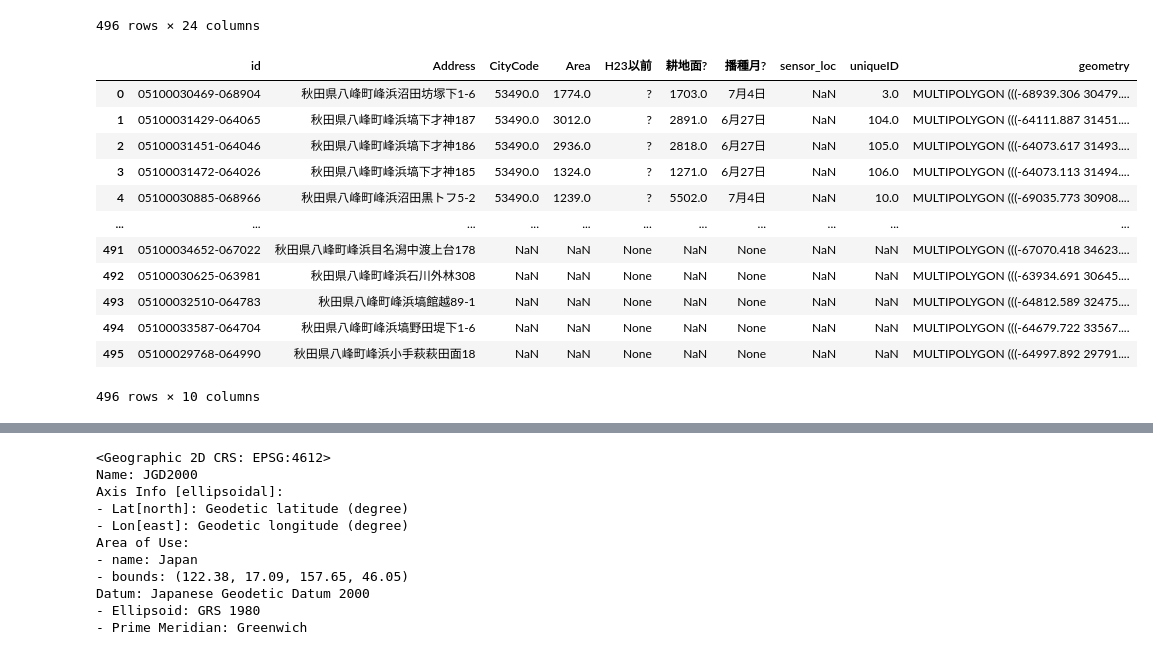
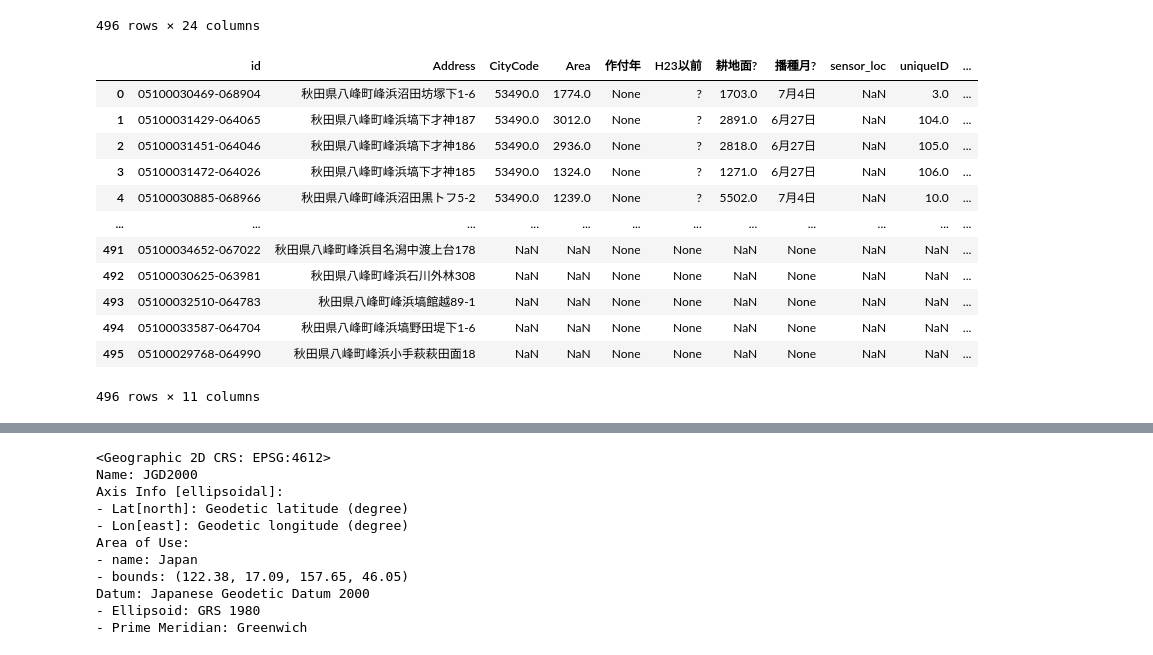
Before and after one commit to sagri-tokyo/akita_daizu, a Jupyter notebook: 1.気象データとxarray.ipynb, the cells around one changed output, grey strips where cells are left out. Drawn from its saved outputs; the diff is of its cells as text; code cells hidden in the pictures.

```diff
--- a/1.大豆xarray.ipynb
+++ b/1.気象データとxarray.ipynb
@@ -80,7 +80,7 @@ print(start + delta)
 xarrayで圃場の位置で値を抽出するためポリゴンの位置をxarrayで’利用できる形に変更
 # %%
 import geopandas as gpd
-df496 = gpd.read_file('/workspaces/conda_sandbox/daizu/496+120圃場.geojson')
+df496 = gpd.read_file('/workspaces/akita_daizu/data/496+120圃場.geojson')
 # %%
 df496
 # %% [output]
@@ -99,19 +99,19 @@ df496
 496 rows × 24 columns
 # %%
 # 水田面積と耕地面積は同じ値なので削除、他にも解析に利用しない列は削除
-df496_min = df496.drop(['Agricult_1', 'Jurisdicti', '名前_漢','LandCatego', '作付年','転作??','転作利?','Address_2','地権者_','Unnamed_ 1','distance','水田面?','作物等?','作物名' ], axis=1)
+df496_min = df496.drop(['Agricult_1', 'Jurisdicti', '名前_漢','LandCatego','転作??','転作利?','Address_2','地権者_','Unnamed_ 1','distance','水田面?','作物等?','作物名' ], axis=1)
 df496_min
 # %% [output]
-|  | id | Address | CityCode | Area | H23以前 | 耕地面? | 播種月? | sensor_loc | uniqueID | geometry |
-| 0 | 05100030469-068904 | 秋田県八峰町峰浜沼田坊塚下1-6 | 53490.0 | 1774.0 | ? | 1703.0 | 7月4日 | NaN | 3.0 | MULTIPOLYGON (((-68939.306 30479.... |
-| 1 | 05100031429-064065 | 秋田県八峰町峰浜塙下才神187 | 53490.0 | 3012.0 | ? | 2891.0 | 6月27日 | NaN | 104.0 | MULTIPOLYGON (((-64111.887 31451.... |
-| 2 | 05100031451-064046 | 秋田県八峰町峰浜塙下才神186 | 53490.0 | 2936.0 | ? | 2818.0 | 6月27日 | NaN | 105.0 | MULTIPOLYGON (((-64073.617 31493.... |
-| 3 | 05100031472-064026 | 秋田県八峰町峰浜塙下才神185 | 53490.0 | 1324.0 | ? | 1271.0 | 6月27日 | NaN | 106.0 | MULTIPOLYGON (((-64073.113 31494.... |
-| 4 | 05100030885-068966 | 秋田県八峰町峰浜沼田黒トフ5-2 | 53490.0 | 1239.0 | ? | 5502.0 | 7月4日 | NaN | 10.0 | MULTIPOLYGON (((-69035.773 30908.... |
-| ... | ... | ... | ... | ... | ... | ... | ... | ... | ... | ... |
-| 491 | 05100034652-067022 | 秋田県八峰町峰浜目名潟中渡上台178 | NaN | NaN | None | NaN | None | NaN | NaN | MULTIPOLYGON (((-67070.418 34623.... |
-| 492 | 05100030625-063981 | 秋田県八峰町峰浜石川外林308 | NaN | NaN | None | NaN | None | NaN | NaN | MULTIPOLYGON (((-63934.691 30645.... |
-| 493 | 05100032510-064783 | 秋田県八峰町峰浜塙館越89-1 | NaN | NaN | None | NaN | None | NaN | NaN | MULTIPOLYGON (((-64812.589 32475.... |
-| 494 | 05100033587-064704 | 秋田県八峰町峰浜塙野田堤下1-6 | NaN | NaN | None | NaN | None | NaN | NaN | MULTIPOLYGON (((-64679.722 33567.... |
-| 495 | 05100029768-064990 | 秋田県八峰町峰浜小手萩萩田面18 | NaN | NaN | None | NaN | None | NaN | NaN | MULTIPOLYGON (((-64997.892 29791.... |
+|  | id | Address | CityCode | Area | 作付年 | H23以前 | 耕地面? | 播種月? | sensor_loc | uniqueID | ... |
+| 0 | 05100030469-068904 | 秋田県八峰町峰浜沼田坊塚下1-6 | 53490.0 | 1774.0 | None | ? | 1703.0 | 7月4日 | NaN | 3.0 | ... |
+| 1 | 05100031429-064065 | 秋田県八峰町峰浜塙下才神187 | 53490.0 | 3012.0 | None | ? | 2891.0 | 6月27日 | NaN | 104.0 | ... |
+| 2 | 05100031451-064046 | 秋田県八峰町峰浜塙下才神186 | 53490.0 | 2936.0 | None | ? | 2818.0 | 6月27日 | NaN | 105.0 | ... |
+| 3 | 05100031472-064026 | 秋田県八峰町峰浜塙下才神185 | 53490.0 | 1324.0 | None | ? | 1271.0 | 6月27日 | NaN | 106.0 | ... |
+| 4 | 05100030885-068966 | 秋田県八峰町峰浜沼田黒トフ5-2 | 53490.0 | 1239.0 | None | ? | 5502.0 | 7月4日 | NaN | 10.0 | ... |
+| ... | ... | ... | ... | ... | ... | ... | ... | ... | ... | ... | ... |
+| 491 | 05100034652-067022 | 秋田県八峰町峰浜目名潟中渡上台178 | NaN | NaN | None | None | NaN | None | NaN | NaN | ... |
+| 492 | 05100030625-063981 | 秋田県八峰町峰浜石川外林308 | NaN | NaN | None | None | NaN | None | NaN | NaN | ... |
+| 493 | 05100032510-064783 | 秋田県八峰町峰浜塙館越89-1 | NaN | NaN | None | None | NaN | None | NaN | NaN | ... |
+| 494 | 05100033587-064704 | 秋田県八峰町峰浜塙野田堤下1-6 | NaN | NaN | None | None | NaN | None | NaN | NaN | ... |
+| 495 | 05100029768-064990 | 秋田県八峰町峰浜小手萩萩田面18 | NaN | NaN | None | None | NaN | None | NaN | NaN | ... |
-496 rows × 10 columns
+496 rows × 11 columns
```
Also changed, not shown: parts of 17 cells of this notebook, 10 other files.
